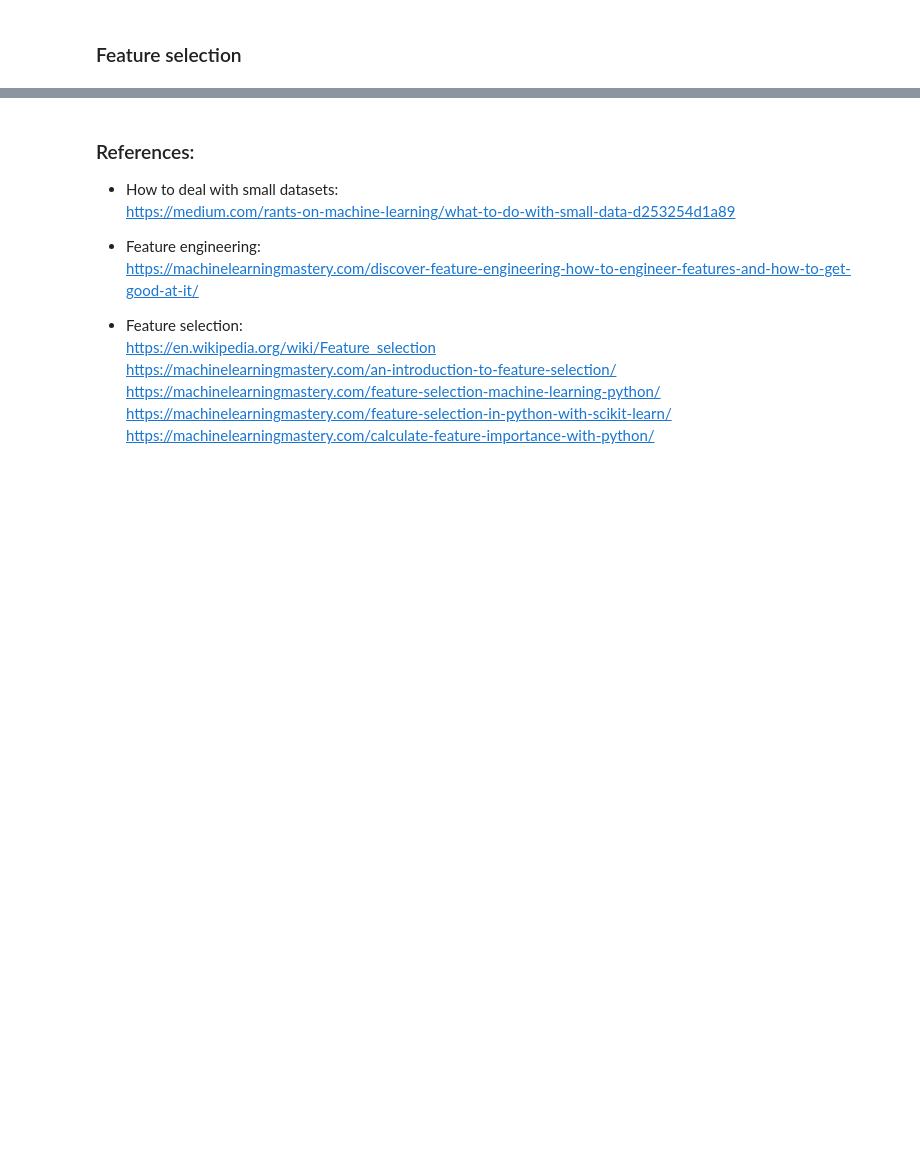
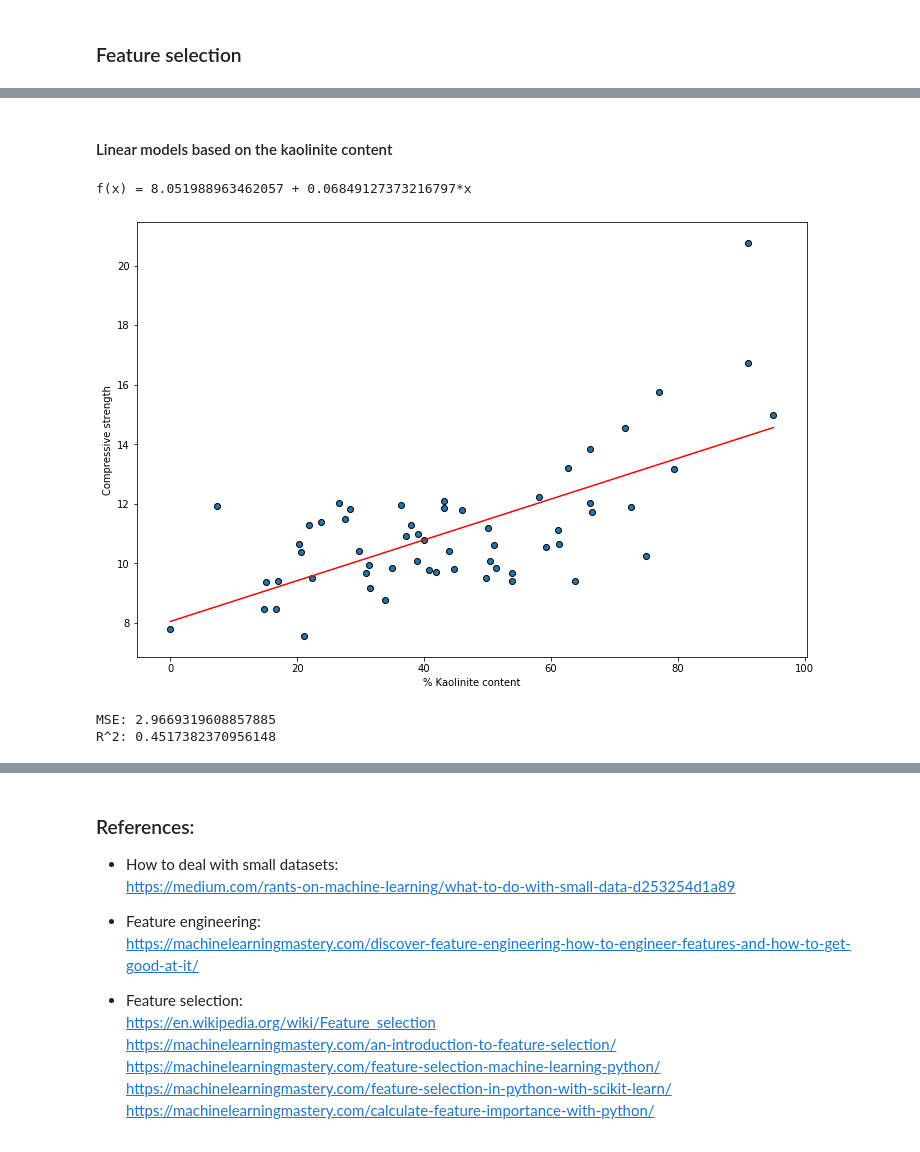
Before and after one commit to frblazquez/LC3, a Jupyter notebook: Project 2/lc3.ipynb, the cells around one changed output, grey strips where cells are left out. Drawn from its saved outputs; the diff is of its cells as text; code cells hidden in the pictures; blank space fills up the shorter version.

```diff
--- a/Project 2/lc3.ipynb
+++ b/Project 2/lc3.ipynb
@@ -181,0 +203,30 @@ corr_matrix.style.applymap(highlight_high_correlations)
+# %%
+def leave_one_out_validation(X, y, model=LinearRegression()):
+    # Train and show the model
+    model.fit(X, y)
+
+    print('f(x) = {0} + {1}*x'.format(model.intercept_, model.coef_[0]))
+
+    # Plot the results
+    fig, ax = plt.subplots(figsize=(12, 8))
+    ax.plot(X, X*model.coef_ + model.intercept_,'r-')
+    ax.scatter(X, y, edgecolors=(0, 0, 0))
+    ax.set_xlabel('% Kaolinite content')
+    ax.set_ylabel('Compressive strength')
+    plt.show()
+
+    # Get the list of predictions obtained while validating
+    predicted = cross_val_predict(model, X, y, cv=LeaveOneOut())
+
+    # Metrics for the model
+    print("MSE: {}".format(mean_squared_error(y, predicted)))
+    print("R^2: {}".format(model.score(X,y)))
+# %% [markdown]
+#### Linear models based on the kaolinite content
+# %%
+leave_one_out_validation(x.reshape(-1,1), y1)
+# %% [output]
+f(x) = 8.051988963462057 + 0.06849127373216797*x
+[figure, added]
+MSE: 2.9669319608857885
+R^2: 0.4517382370956148
```
Also changed, not shown: parts of 31 cells of this notebook.
